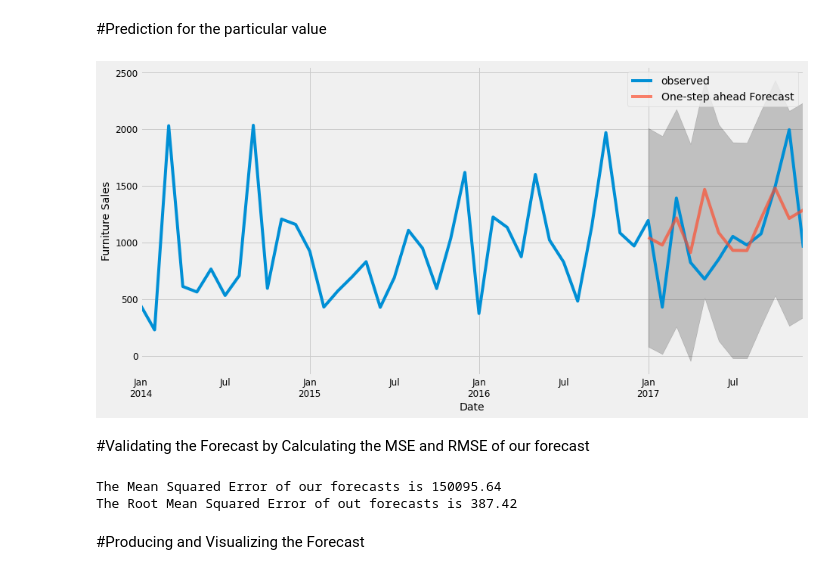
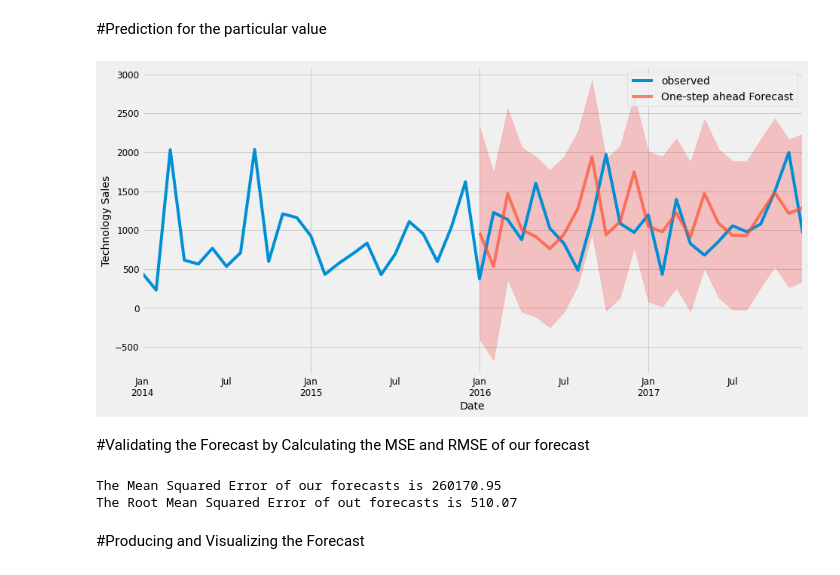
Before and after one commit to KritikaSati/Forecasting-Model, a Jupyter notebook: ForecastingProject.ipynb, the cells around one changed output. Cells and saved outputs as stored; diff of their text form; code cells hidden in the pictures.

```diff
--- a/ForecastingProject.ipynb
+++ b/ForecastingProject.ipynb
@@ -206,28 +209,28 @@ sigma2      2.243e+05   1.55e-06   1.44e+11      0.000    2.24e+05    2.24e+05
 # %% [markdown]
 #Prediction for the particular value
 # %%
-pred = results.get_prediction(start = pd.to_datetime('2017-01-01'), dynamic = False)
+pred = results.get_prediction(start = pd.to_datetime('2016-01-01'), dynamic = False)
 pred_ci = pred.conf_int()
 ax = y['2014':].plot(label = 'observed')
 pred.predicted_mean.plot(ax= ax, label = 'One-step ahead Forecast', alpha =.7, figsize =(14,7))
-ax.fill_between(pred_ci.index, pred_ci.iloc[:, 0], pred_ci.iloc[:, 1], color = 'k', alpha = .2)
+ax.fill_between(pred_ci.index, pred_ci.iloc[:, 0], pred_ci.iloc[:, 1], color = 'r', alpha = .2)
 ax.set_xlabel('Date')
-ax.set_ylabel('Furniture Sales')
+ax.set_ylabel('Technology Sales')
 plt.legend()
 plt.show()
 # %% [output]
-[figure, old version]
+[figure, new version]
 # %% [markdown]
 #Validating the Forecast by Calculating the MSE and RMSE of our forecast
 # %%
 y_forecasted = pred.predicted_mean
-y_truth = y['2017-01-01':]
+y_truth = y['2016-01-01':]
 mse = ((y_forecasted - y_truth) ** 2).mean()
 print('The Mean Squared Error of our forecasts is {}'.format(round(mse,2)))
 print('The Root Mean Squared Error of out forecasts is {}'.format(round(np.sqrt(mse),2)))
 # %% [output]
-The Mean Squared Error of our forecasts is 150095.64
-The Root Mean Squared Error of out forecasts is 387.42
+The Mean Squared Error of our forecasts is 260170.95
+The Root Mean Squared Error of out forecasts is 510.07
 # %% [markdown]
 #Producing and Visualizing the Forecast
 # %%
```
Also changed, not shown: parts of 20 cells of this notebook.
